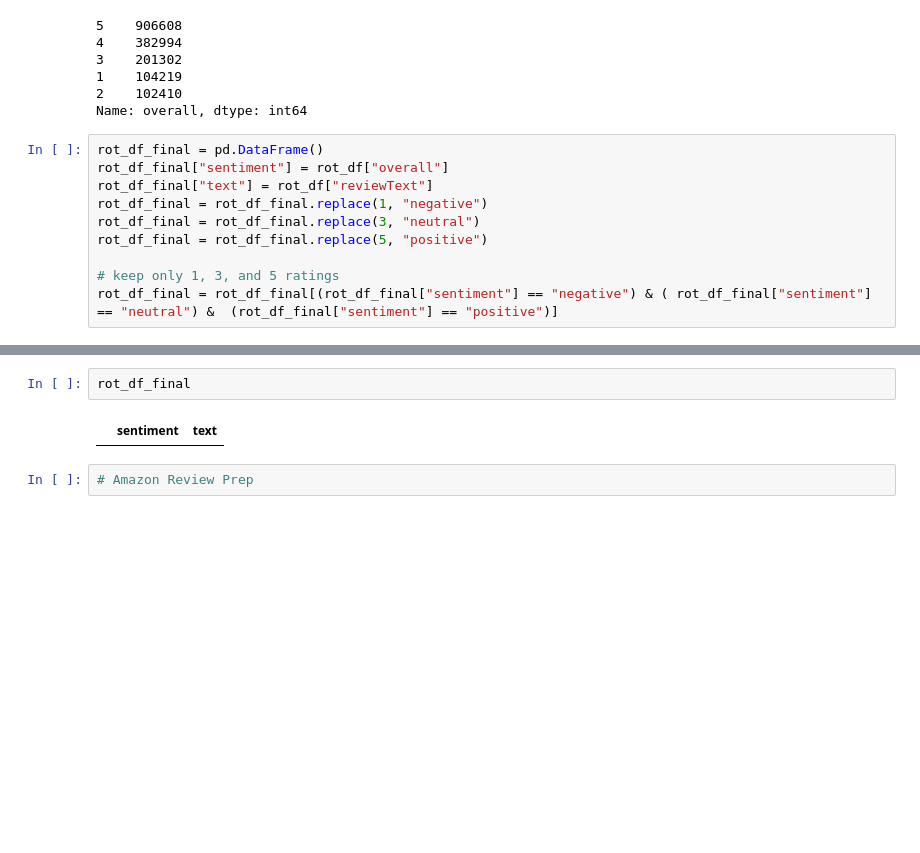
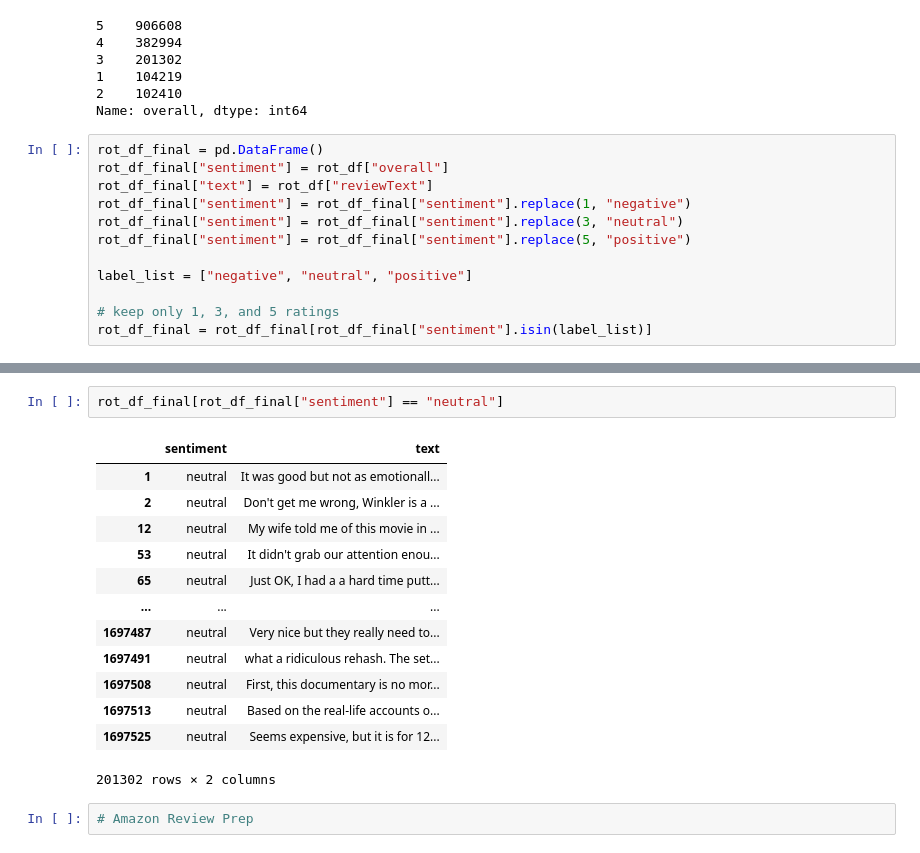
Before and after one commit to Cloblak/GeneralizingSentiment, a Jupyter notebook: notebooks/DataPrep_Working.ipynb, the cells around one changed output, grey strips where cells are left out. Drawn from its saved outputs; the diff is of its cells as text; blank space fills up the shorter version.

```diff
--- a/notebooks/DataPrep_Working.ipynb
+++ b/notebooks/DataPrep_Working.ipynb
@@ -80,9 +80,11 @@ Name: overall, dtype: int64
 rot_df_final = pd.DataFrame()
 rot_df_final["sentiment"] = rot_df["overall"]
 rot_df_final["text"] = rot_df["reviewText"]
-rot_df_final = rot_df_final.replace(1, "negative")
-rot_df_final = rot_df_final.replace(3, "neutral")
-rot_df_final = rot_df_final.replace(5, "positive")
+rot_df_final["sentiment"] = rot_df_final["sentiment"].replace(1, "negative")
+rot_df_final["sentiment"] = rot_df_final["sentiment"].replace(3, "neutral")
+rot_df_final["sentiment"] = rot_df_final["sentiment"].replace(5, "positive")
+
+label_list = ["negative", "neutral", "positive"]
 
 # keep only 1, 3, and 5 ratings
-rot_df_final = rot_df_final[(rot_df_final["sentiment"] == "negative") & ( rot_df_final["sentiment"] == "neutral") &  (rot_df_final["sentiment"] == "positive")]
+rot_df_final = rot_df_final[rot_df_final["sentiment"].isin(label_list)]
@@ -89,7 +107,19 @@ rot_df_final = rot_df_final[(rot_df_final["sentiment"] == "negative") & ( rot_df
 # %%
-rot_df_final
+rot_df_final[rot_df_final["sentiment"] == "neutral"]
 # %% [output]
 |  | sentiment | text |
+| 1 | neutral | It was good but not as emotionall... |
+| 2 | neutral | Don't get me wrong, Winkler is a ... |
+| 12 | neutral | My wife told me of this movie in ... |
+| 53 | neutral | It didn't grab our attention enou... |
+| 65 | neutral | Just OK, I had a a hard time putt... |
+| ... | ... | ... |
+| 1697487 | neutral | Very nice but they really need to... |
+| 1697491 | neutral | what a ridiculous rehash. The set... |
+| 1697508 | neutral | First, this documentary is no mor... |
+| 1697513 | neutral | Based on the real-life accounts o... |
+| 1697525 | neutral | Seems expensive, but it is for 12... |
+201302 rows × 2 columns
 # %%
 # Amazon Review Prep
 # %%
```
Also changed, not shown: parts of 4 cells of this notebook, 5 other files.
